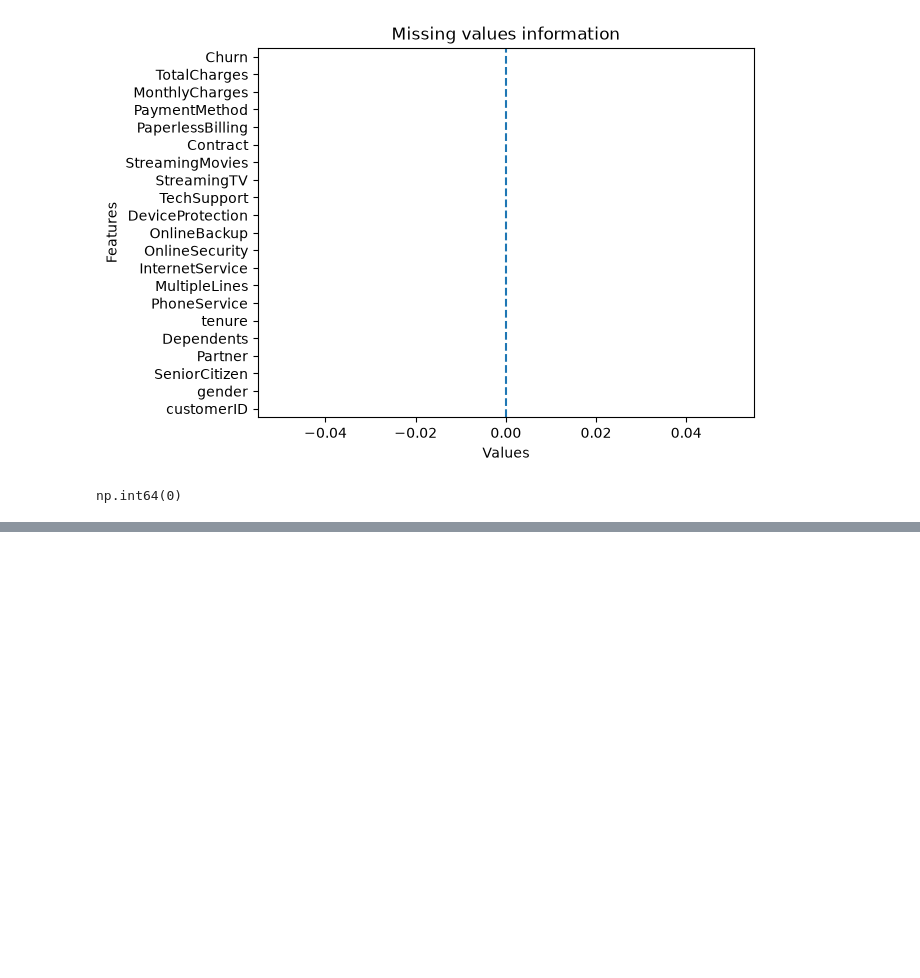
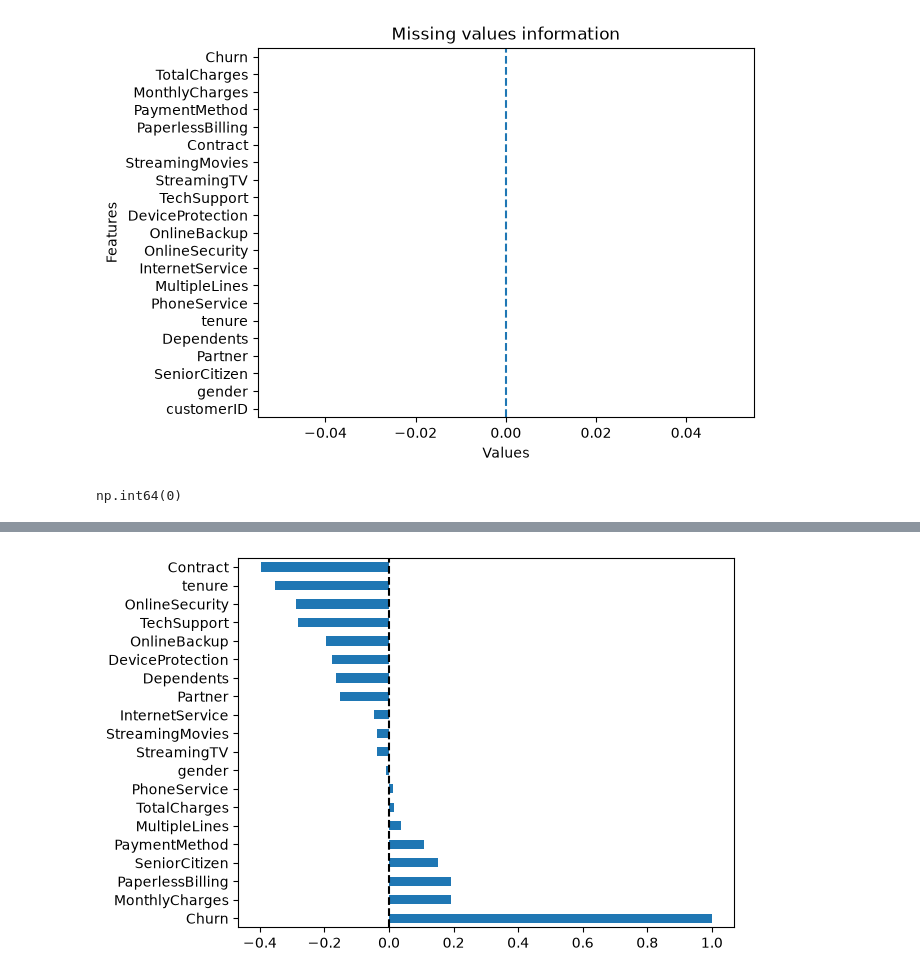
Before and after one commit to kuldeepgaud/telecom_churnmodel, a Jupyter notebook: research/model.ipynb, the cells around one changed output, grey strips where cells are left out. Saved outputs shown, nothing was run; the diff lists cells and outputs as text; code cells hidden in the pictures; blank space fills up the shorter version.

```diff
--- a/research/model.ipynb
+++ b/research/model.ipynb
@@ -91,0 +227,7 @@ categorical_data = df.select_dtypes(include= 'object')
+# %%
+# Checking correlation of between dataset through graph
+df.corr()['Churn'].sort_values(ascending=False).plot(kind='barh')
+plt.axvline(x=0,linestyle='--',color='k')
+plt.show()
+# %% [output]
+[figure, added]
```
Also changed, not shown: parts of 15 cells of this notebook, 1 other file.
